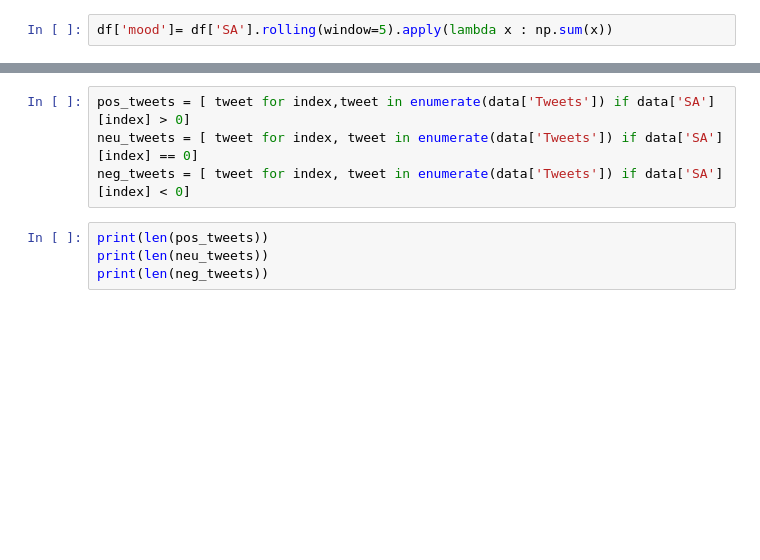
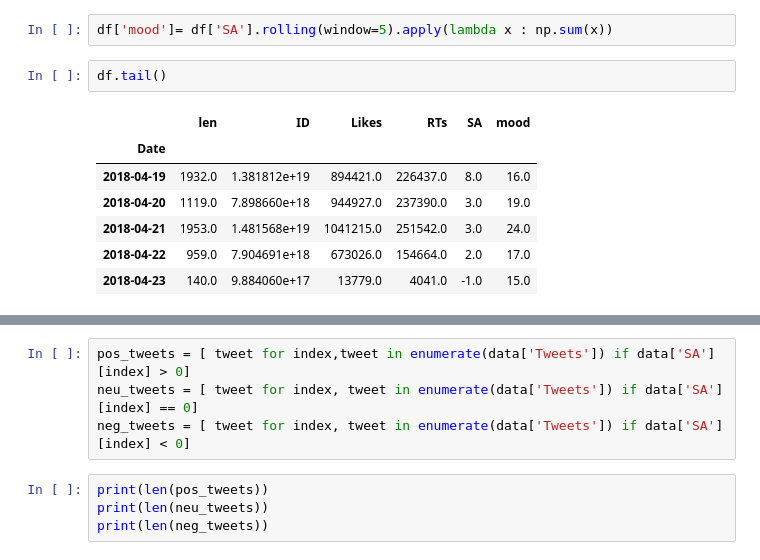
Before and after one commit to bizperson/pythonforfinance, a Jupyter notebook: 3.Twitter/2.TwitterDonaldTrump.ipynb, the cells around one changed output, grey strips where cells are left out. Drawn from its saved outputs; the diff is of its cells as text; blank space fills up the shorter version.

```diff
--- a/3.Twitter/2.TwitterDonaldTrump.ipynb
+++ b/3.Twitter/2.TwitterDonaldTrump.ipynb
@@ -193,5 +218,15 @@ df.head()
 # %%
 df['mood']= df['SA'].rolling(window=5).apply(lambda x : np.sum(x))
+# %%
+df.tail()
+# %% [output]
+|  | len | ID | Likes | RTs | SA | mood |
+| Date |  |  |  |  |  |  |
+| 2018-04-19 | 1932.0 | 1.381812e+19 | 894421.0 | 226437.0 | 8.0 | 16.0 |
+| 2018-04-20 | 1119.0 | 7.898660e+18 | 944927.0 | 237390.0 | 3.0 | 19.0 |
+| 2018-04-21 | 1953.0 | 1.481568e+19 | 1041215.0 | 251542.0 | 3.0 | 24.0 |
+| 2018-04-22 | 959.0 | 7.904691e+18 | 673026.0 | 154664.0 | 2.0 | 17.0 |
+| 2018-04-23 | 140.0 | 9.884060e+17 | 13779.0 | 4041.0 | -1.0 | 15.0 |
 # %%
 fig = plt.subplots(1,1,figsize=(14,8))
 plt.plot(df.index,df['mood'])
```
Also changed, not shown: parts of 17 cells of this notebook, 12 other files.
